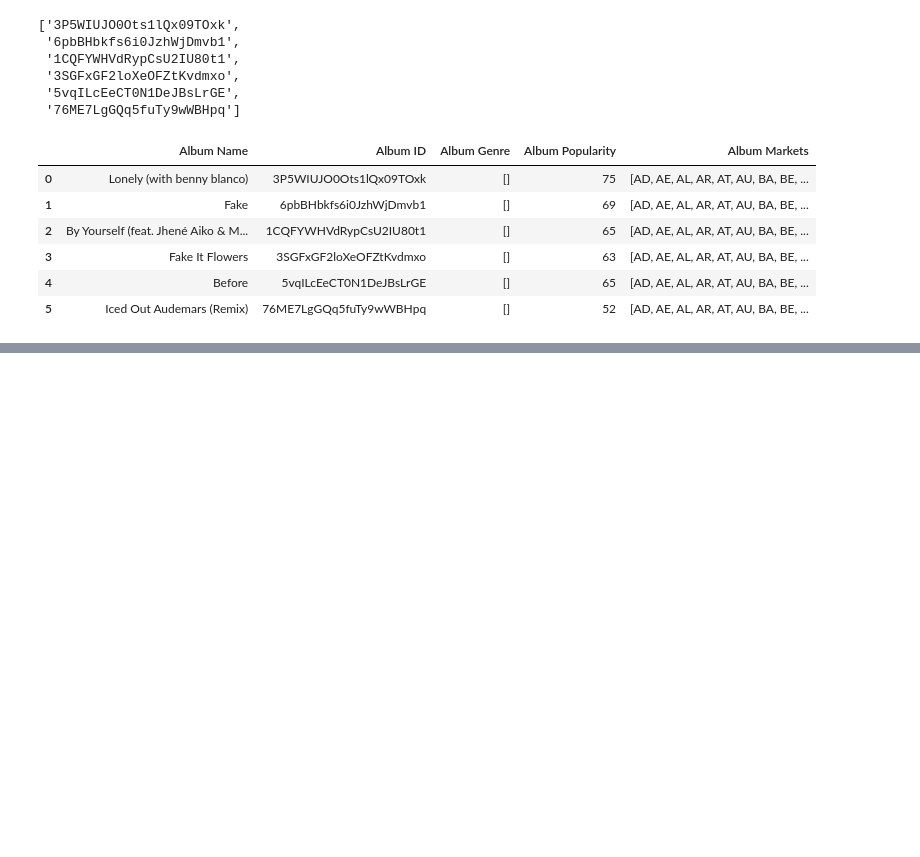
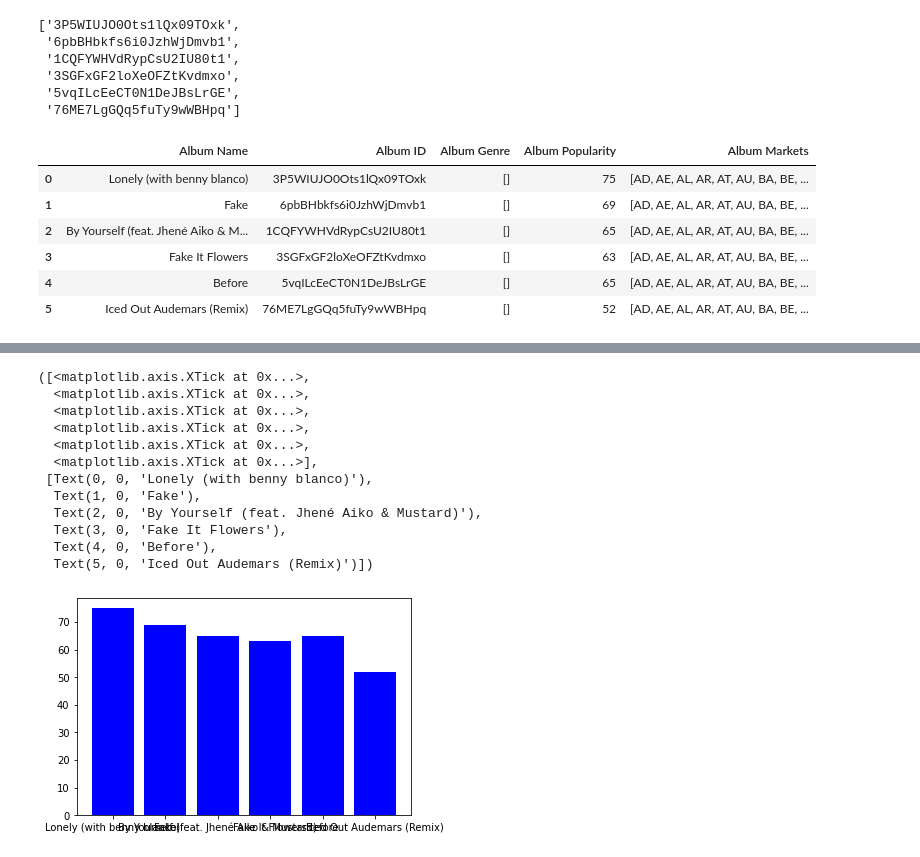
Before and after one commit to cveras33/project-1-group-6, a Jupyter notebook: Python Files :: Country_Data/2 - Use the ALBUM API.ipynb, the cells around one changed output, grey strips where cells are left out. Drawn from its saved outputs; the diff is of its cells as text; code cells hidden in the pictures; blank space fills up the shorter version.

```diff
--- a/Python Files :: Country_Data/2 - Use the ALBUM API.ipynb
+++ b/Python Files :: Country_Data/2 - Use the ALBUM API.ipynb
@@ -23,0 +37,10 @@ client_secret = "13573e14e35c4a3ea20a280c0e9f49ae"
+# %%
+test_df = pd.DataFrame({
+    "Album Name": ["Test Name", "Test Name"],
+    "Album ID": ["Test ID", "Test ID"],
+    "Album Genre": ["Test Genre","Test Genre"],
+    "Album Popularity": ["Test POP", "Test POP"],
+    "Avail Markets": [["AD","AE", "AF","ZM","AL","DZ"],["AD","AE","AF","ZM","AL","DZ"]]
+    })
+
+test_df
@@ -231,0 +263,25 @@ TypeError: unhashable type: 'list'
+# %%
+next_code = 0
+while next_code < len(album_api_df["Album Markets"][0]):
+    for market in album_api_df["Album Markets"]:
+        for code in iso_code:
+            country = album_api_df["Album Markets"][0][next_code]
+            isocode = code
+            if country == code:
+                album_api_df[f"{country}"] = 1
+            else:
+                album_api_df[f"{isocode}"] = 0
+    next_code = (next_code + 1)
+
+next_code = 0
+while next_code < len(album_api_df["Album Markets"][0]):
+    for market in album_api_df["Album Markets"]:
+        for code in iso_code:
+            country = album_api_df["Album Markets"][0][next_code]
+            isocode = code
+            if country == code:
+                album_api_df[f"{country}"] = 1
+    next_code = (next_code + 1)
+
+cleaned_df = album_api_df.drop(columns="Album Markets")
+cleaned_df
@@ -231,0 +310,22 @@ TypeError: unhashable type: 'list'
+# %%
+x_axis = np.arange(len(cleaned_df["Album Name"]))
+tick_locations = [value for value in x_axis]
+albums = cleaned_df["Album Name"]
+pop = cleaned_df["Album Popularity"]
+
+plt.bar(x_axis, pop, color="b", align="center")
+plt.xticks(tick_locations, albums)
+# %% [output]
+([<matplotlib.axis.XTick at 0x...>,
+  <matplotlib.axis.XTick at 0x...>,
+  <matplotlib.axis.XTick at 0x...>,
+  <matplotlib.axis.XTick at 0x...>,
+  <matplotlib.axis.XTick at 0x...>,
+  <matplotlib.axis.XTick at 0x...>],
+ [Text(0, 0, 'Lonely (with benny blanco)'),
+  Text(1, 0, 'Fake'),
+  Text(2, 0, 'By Yourself (feat. Jhené Aiko & Mustard)'),
+  Text(3, 0, 'Fake It Flowers'),
+  Text(4, 0, 'Before'),
+  Text(5, 0, 'Iced Out Audemars (Remix)')])
+[figure, added]
```
Also changed, not shown: parts of 15 cells of this notebook, 3 other files.
